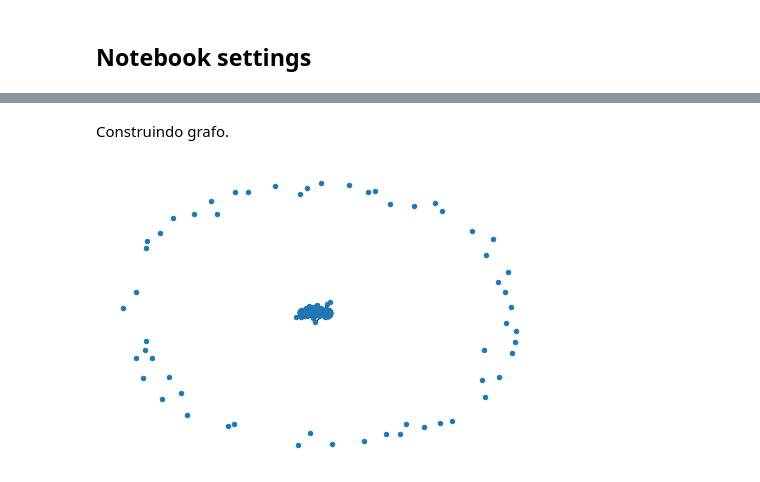
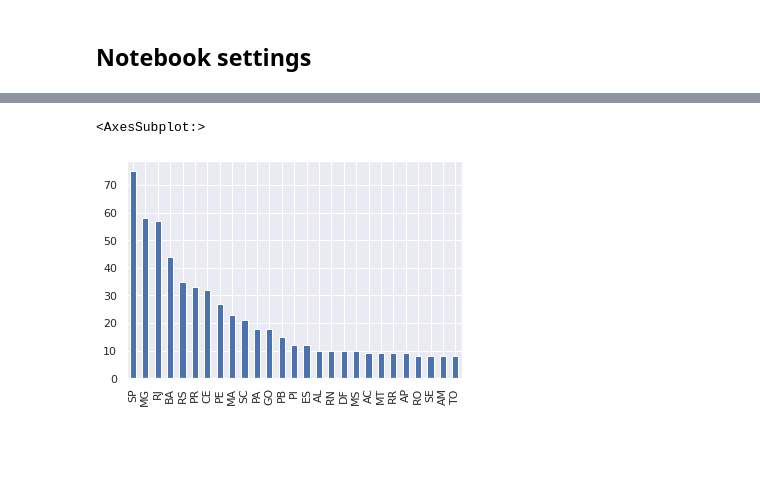
Before and after one commit to lucasmoschen/project-network-science, a Jupyter notebook: notebooks/data_exploration.ipynb, the cells around one changed output, grey strips where cells are left out. Saved outputs shown, nothing was run; the diff lists cells and outputs as text; code cells hidden in the pictures; blank space fills up the shorter version.

```diff
--- a/notebooks/data_exploration.ipynb
+++ b/notebooks/data_exploration.ipynb
@@ -24,8 +24,13 @@ import networkx as nx
 
 from DadosAbertosBrasil import camara
 
+import matplotlib.pyplot as plt
+import seaborn as sns
+sns.set()
+
 import json
 import time, tqdm
+import requests
 # %% [markdown]
 ## Notebook settings
 # %%
@@ -87,2 +71,0 @@ adj = 1*((abs(votacoes_corr) > th)&(votacoes_corr < 1))
-# %% [markdown]
-Construindo grafo.
@@ -98,4 +72,5 @@ nx.classes.function.set_node_attributes(G_deputados, nodes)
-# %%
-nx.draw(G_deputados, node_size = 20)
-# %% [output]
-[figure, removed]
+# %%
+deputies.siglaUf.value_counts().plot.bar()
+# %% [output]
+<AxesSubplot:>
+[figure, added]
```
Also changed, not shown: parts of 21 cells of this notebook.
